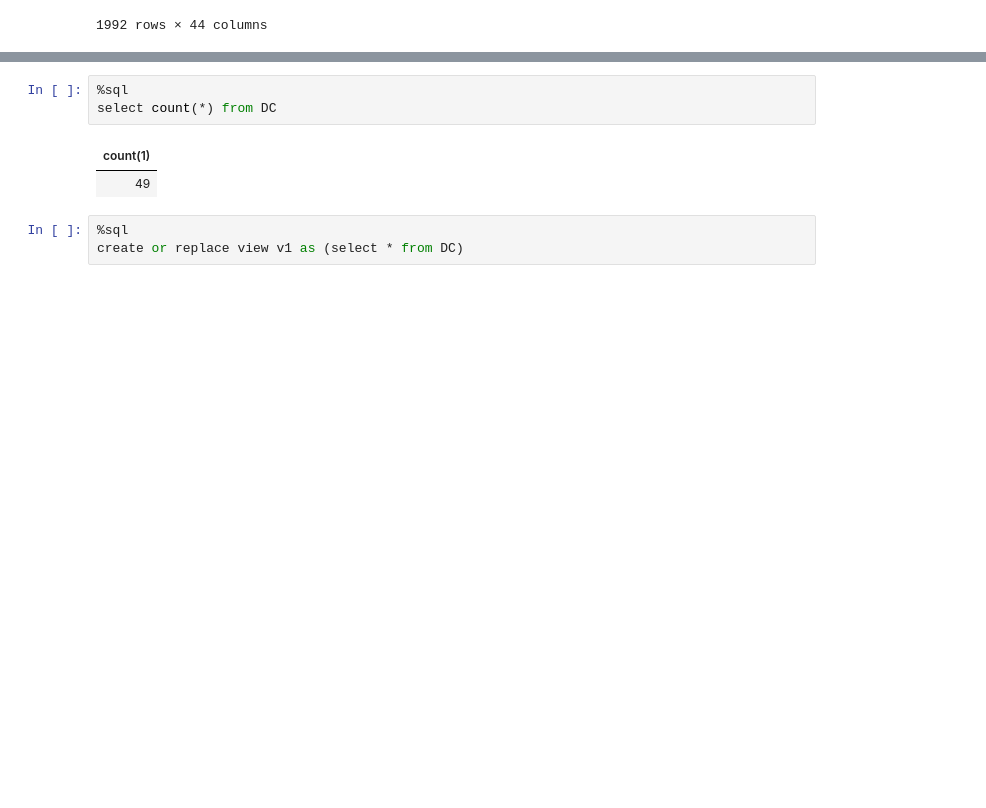
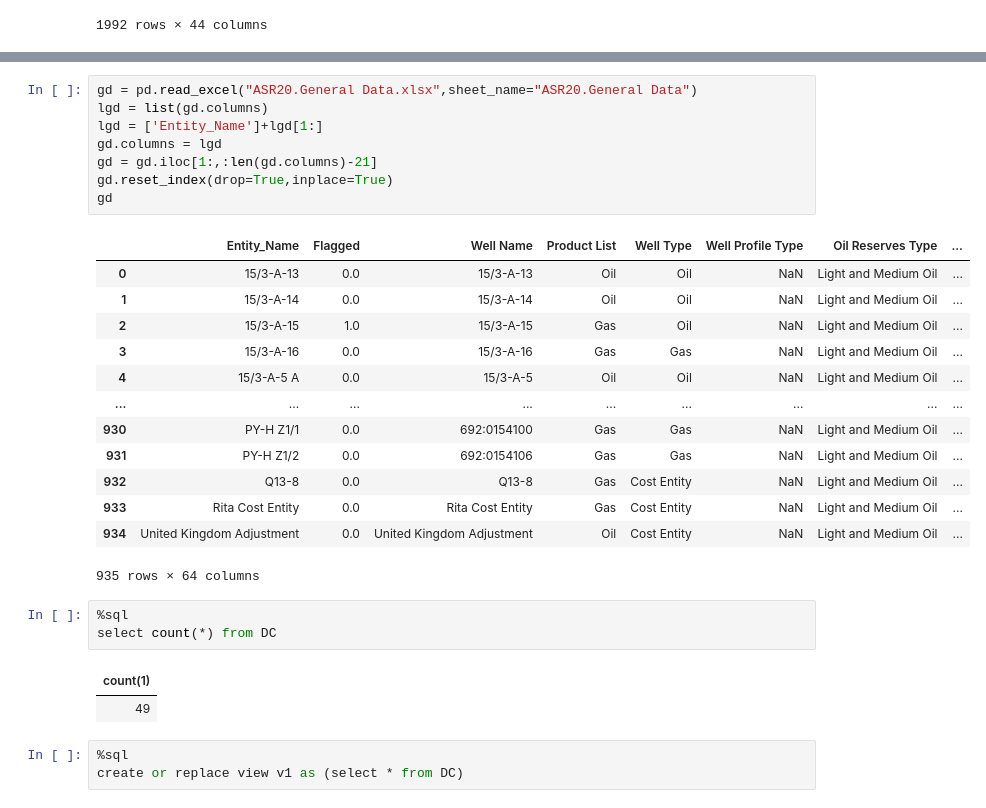
Before and after one commit to dheerajponnoju/python3, a Jupyter notebook: nbcls.ipynb, the cells around one changed output, grey strips where cells are left out. Saved outputs shown, nothing was run; the diff lists cells and outputs as text; blank space fills up the shorter version.

```diff
--- a/nbcls.ipynb
+++ b/nbcls.ipynb
@@ -457,6 +455,28 @@ select * from DC
 | Total Proved | Germany Adjustment | ASR20 | n/a | Total Proved | 2021-10-01T00:00:00.000+0000 | 0 | 0 | 0 | 0 | ... |
 | Total Proved | Germany Adjustment | ASR20 | n/a | Total Proved | 2021-11-01T00:00:00.000+0000 | 0 | 0 | 0 | 0 | ... |
 | Total Proved | Germany Adjustment | ASR20 | n/a | Total Proved | 2021-12-01T00:00:00.000+0000 | 0 | 0 | 0 | 0 | ... |
+# %%
+gd = pd.read_excel("ASR20.General Data.xlsx",sheet_name="ASR20.General Data")
+lgd = list(gd.columns)
+lgd = ['Entity_Name']+lgd[1:]
+gd.columns = lgd
+gd = gd.iloc[1:,:len(gd.columns)-21]
+gd.reset_index(drop=True,inplace=True)
+gd
+# %% [output]
+|  | Entity_Name | Flagged | Well Name | Product List | Well Type | Well Profile Type | Oil Reserves Type | ... |
+| 0 | 15/3-A-13 | 0.0 | 15/3-A-13 | Oil | Oil | NaN | Light and Medium Oil | ... |
+| 1 | 15/3-A-14 | 0.0 | 15/3-A-14 | Oil | Oil | NaN | Light and Medium Oil | ... |
+| 2 | 15/3-A-15 | 1.0 | 15/3-A-15 | Gas | Oil | NaN | Light and Medium Oil | ... |
+| 3 | 15/3-A-16 | 0.0 | 15/3-A-16 | Gas | Gas | NaN | Light and Medium Oil | ... |
+| 4 | 15/3-A-5 A | 0.0 | 15/3-A-5 | Oil | Oil | NaN | Light and Medium Oil | ... |
+| ... | ... | ... | ... | ... | ... | ... | ... | ... |
+| 930 | PY-H Z1/1 | 0.0 | 692:0154100 | Gas | Gas | NaN | Light and Medium Oil | ... |
+| 931 | PY-H Z1/2 | 0.0 | 692:0154106 | Gas | Gas | NaN | Light and Medium Oil | ... |
+| 932 | Q13-8 | 0.0 | Q13-8 | Gas | Cost Entity | NaN | Light and Medium Oil | ... |
+| 933 | Rita Cost Entity | 0.0 | Rita Cost Entity | Gas | Cost Entity | NaN | Light and Medium Oil | ... |
+| 934 | United Kingdom Adjustment | 0.0 | United Kingdom Adjustment | Oil | Cost Entity | NaN | Light and Medium Oil | ... |
+935 rows × 64 columns
 # %%
 %sql
 select count(*) from DC
```
Also changed, not shown: parts of 1 cell of this notebook.
